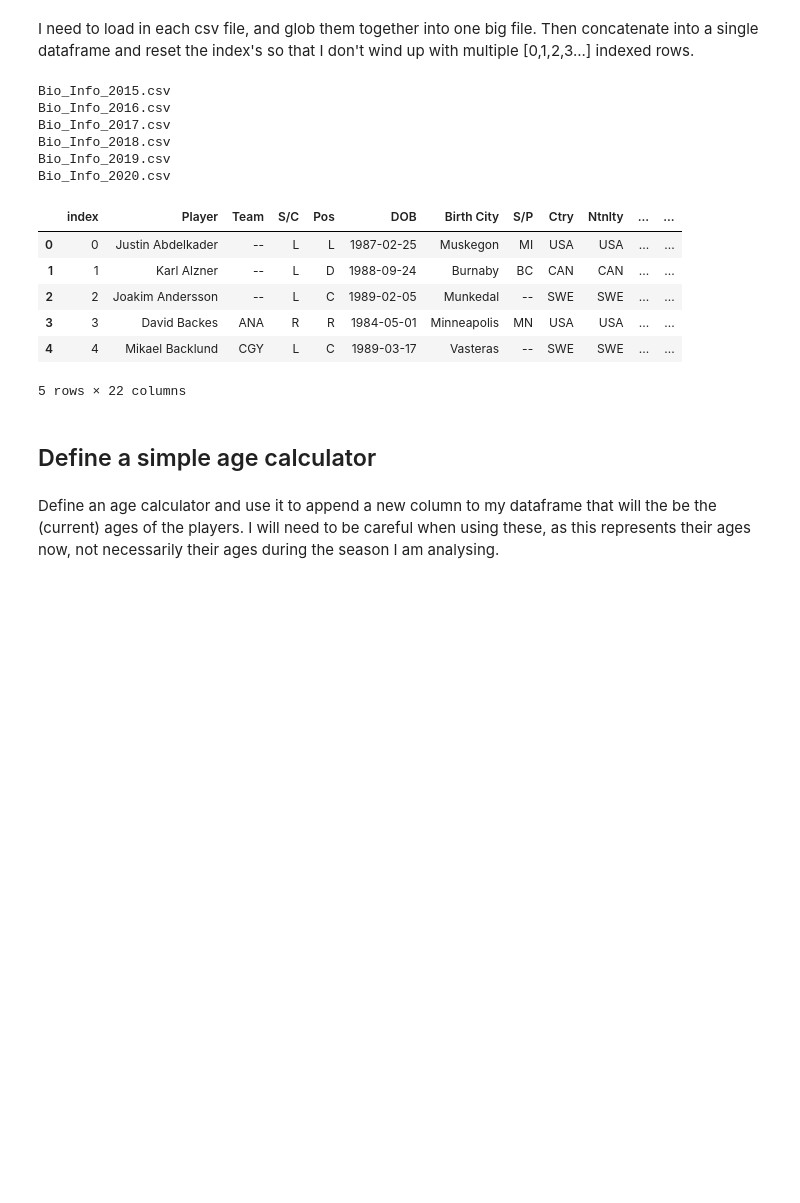
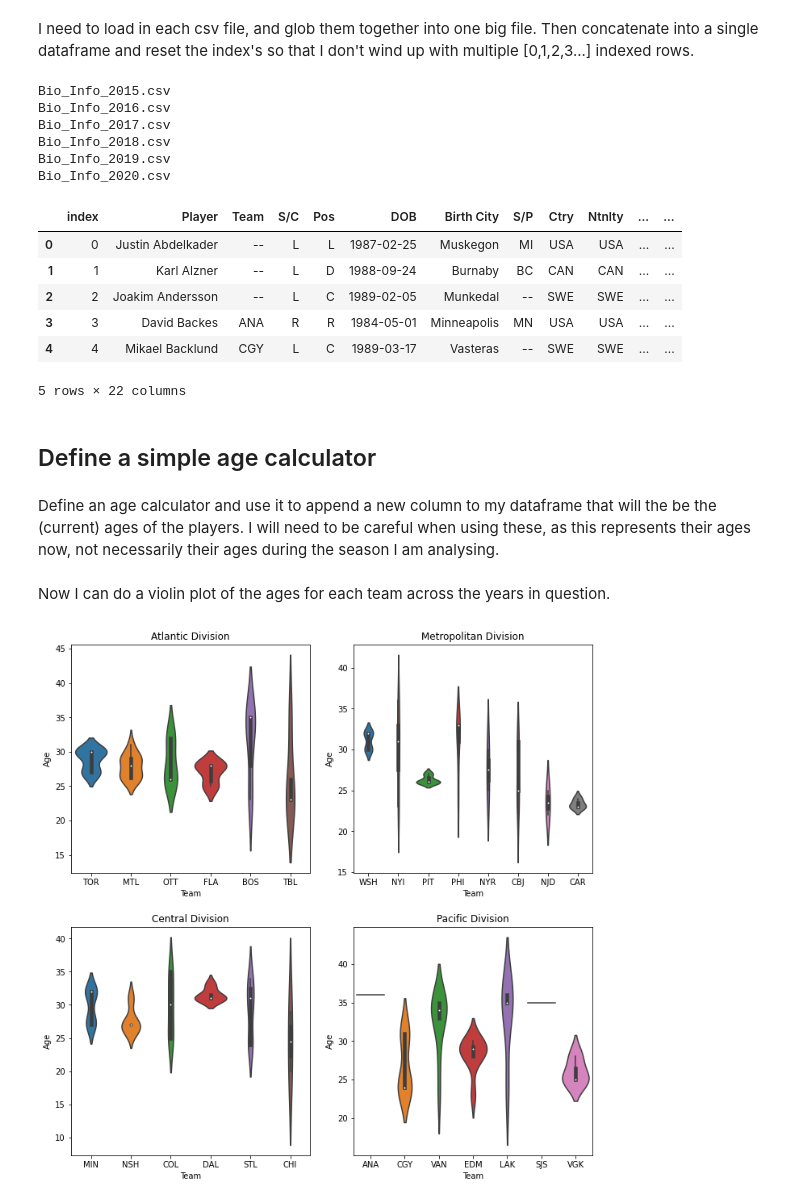
Before and after one commit to MartinHolding/Fun-Projects, a Jupyter notebook: NHL Data Analysis.ipynb, the cells around one changed output. Drawn from its saved outputs; the diff is of its cells as text; code cells hidden in the pictures; blank space fills up the shorter version.

Commit message:
Add violin plots. Remove cramped violin plot. Resize figure for easier viewing.

```diff
--- a/NHL Data Analysis.ipynb
+++ b/NHL Data Analysis.ipynb
@@ -191,0 +67,69 @@ plt.show()
+# %% [markdown]
+Now I can do a violin plot of the ages for each team across the years in question.
+# %%
+#Plot by division
+
+atl_div = ['BOS', 'TBL', 'TOR', 'FLA', 'MTL', 'BUF', 'OTT', 'DET']
+met_div = ['WSH', 'PHI', 'PIT', 'CAR', 'CBJ', 'NYI', 'NYR', 'NJD']
+cen_div = ['STL', 'COL', 'DAL', 'WIN', 'NSH', 'MIN', 'CHI' ]
+pac_div = ['VGK', 'EDM', 'CGY', 'VAN', 'ARI', 'ANA', 'LAK', 'SJS']
+
+atl_data = np.array([]) #initilize empty arrays
+met_data = np.array([])
+cen_data = np.array([])
+pac_data = np.array([])
+index_cnt = 0
+
+for team in bio_data["Team"]:
+    if(team in atl_div):
+       atl_data = np.append(atl_data, team)
+       atl_data = np.append(atl_data, int(bio_data["Age"][index_cnt]))
+    elif(team in met_div):
+       met_data = np.append(met_data, team)
+       met_data = np.append(met_data, int(bio_data["Age"][index_cnt]))
+    elif(team in cen_div):
+       cen_data = np.append(cen_data, team)
+       cen_data = np.append(cen_data, int(bio_data["Age"][index_cnt]))
+    elif(team in pac_div):
+       pac_data = np.append(pac_data, team)
+       pac_data = np.append(pac_data, int(bio_data["Age"][index_cnt]))
+    index_cnt += 1
+
+#reshape the array as it comes out as a 1D vector. Shape into Nx2 matrix
+atl_data_reshape = atl_data.reshape(int(len(atl_data)/2), 2)
+met_data_reshape = met_data.reshape(int(len(met_data)/2), 2)
+cen_data_reshape = cen_data.reshape(int(len(cen_data)/2), 2)
+pac_data_reshape = pac_data.reshape(int(len(pac_data)/2), 2)
+
+#convert to dataframes and cast age to int so I can plot. Comes up as a string right now for some reason
+atl_df = pd.DataFrame(atl_data_reshape, columns=['Team', 'Age'])
+met_df = pd.DataFrame(met_data_reshape, columns=['Team', 'Age'])
+cen_df = pd.DataFrame(cen_data_reshape, columns=['Team', 'Age'])
+pac_df = pd.DataFrame(pac_data_reshape, columns=['Team', 'Age'])
+
+atl_df['Age'] = pd.to_numeric(atl_df['Age'], downcast='integer')
+met_df['Age'] = pd.to_numeric(met_df['Age'], downcast='integer')
+cen_df['Age'] = pd.to_numeric(cen_df['Age'], downcast='integer')
+pac_df['Age'] = pd.to_numeric(pac_df['Age'], downcast='integer')
+
+#Now I can plot them on subplots for each division
+figure, axes = plt.subplots(nrows=2, ncols=2, figsize=(10,10))
+
+sns.violinplot(x=atl_df['Team'], y=atl_df['Age'], ax=axes[0,0])
+axes[0,0].title.set_text('Atlantic Division')
+plt.xlabel('Team')
+plt.ylabel('Age (Years)')
+
+sns.violinplot(x=met_df['Team'], y=met_df['Age'], ax=axes[0,1])
+axes[0,1].title.set_text('Metropolitan Division')
+
+sns.violinplot(x=cen_df['Team'], y=cen_df['Age'], ax=axes[1,0])
+axes[1,0].title.set_text('Central Division')
+
+sns.violinplot(x=pac_df['Team'], y=pac_df['Age'], ax=axes[1,1])
+axes[1,1].title.set_text('Pacific Division')
+
+plt.tight_layout(pad=2.0)
+plt.show()
+# %% [output]
+[figure, added]
```
Also changed, not shown: parts of 3 cells of this notebook.
